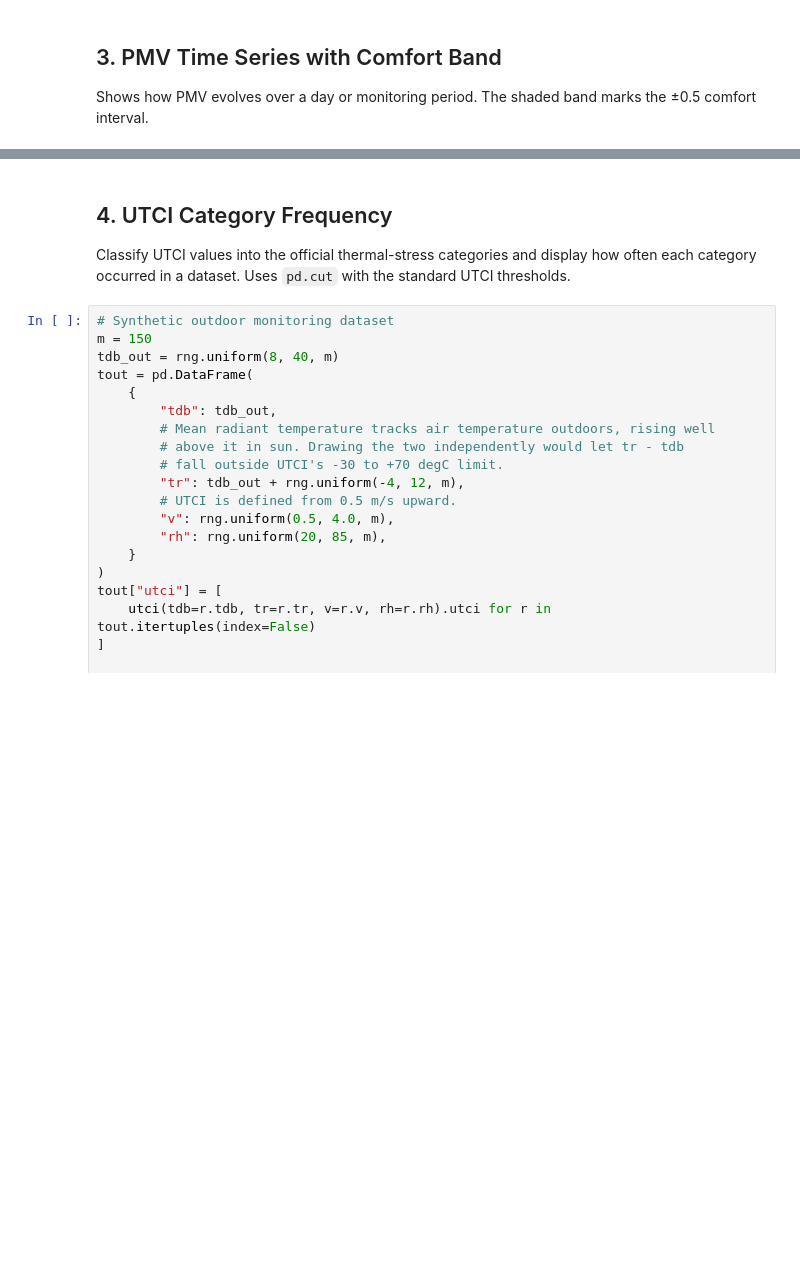
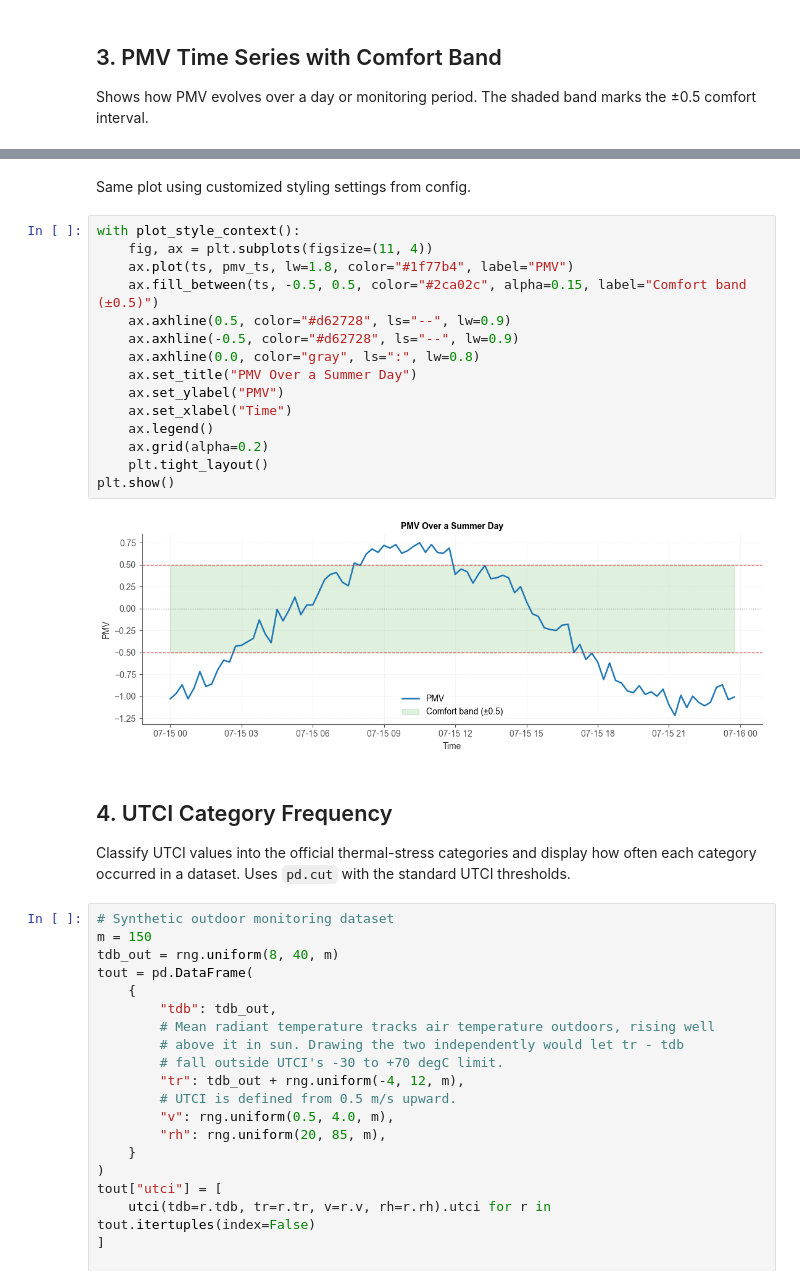
Before and after one commit to pythermalcomfort/pythermalcomfort, a Jupyter notebook: docs/documentation/plots/matplotlib/example_plots.ipynb, the cells around one changed output, grey strips where cells are left out. Cells and saved outputs as stored; diff of their text form; blank space fills up the shorter version.

```diff
--- a/docs/documentation/plots/matplotlib/example_plots.ipynb
+++ b/docs/documentation/plots/matplotlib/example_plots.ipynb
@@ -137,3 +147,22 @@ plt.show()
+# %% [markdown]
+Same plot using customized styling settings from config.
+# %%
+with plot_style_context():
+    fig, ax = plt.subplots(figsize=(11, 4))
+    ax.plot(ts, pmv_ts, lw=1.8, color="#1f77b4", label="PMV")
+    ax.fill_between(ts, -0.5, 0.5, color="#2ca02c", alpha=0.15, label="Comfort band (±0.5)")
+    ax.axhline(0.5, color="#d62728", ls="--", lw=0.9)
+    ax.axhline(-0.5, color="#d62728", ls="--", lw=0.9)
+    ax.axhline(0.0, color="gray", ls=":", lw=0.8)
+    ax.set_title("PMV Over a Summer Day")
+    ax.set_ylabel("PMV")
+    ax.set_xlabel("Time")
+    ax.legend()
+    ax.grid(alpha=0.2)
+    plt.tight_layout()
+plt.show()
+# %% [output]
+[figure, added]
 # %% [markdown]
 ## 4. UTCI Category Frequency
 
```
Also changed, not shown: parts of 5 cells of this notebook.
